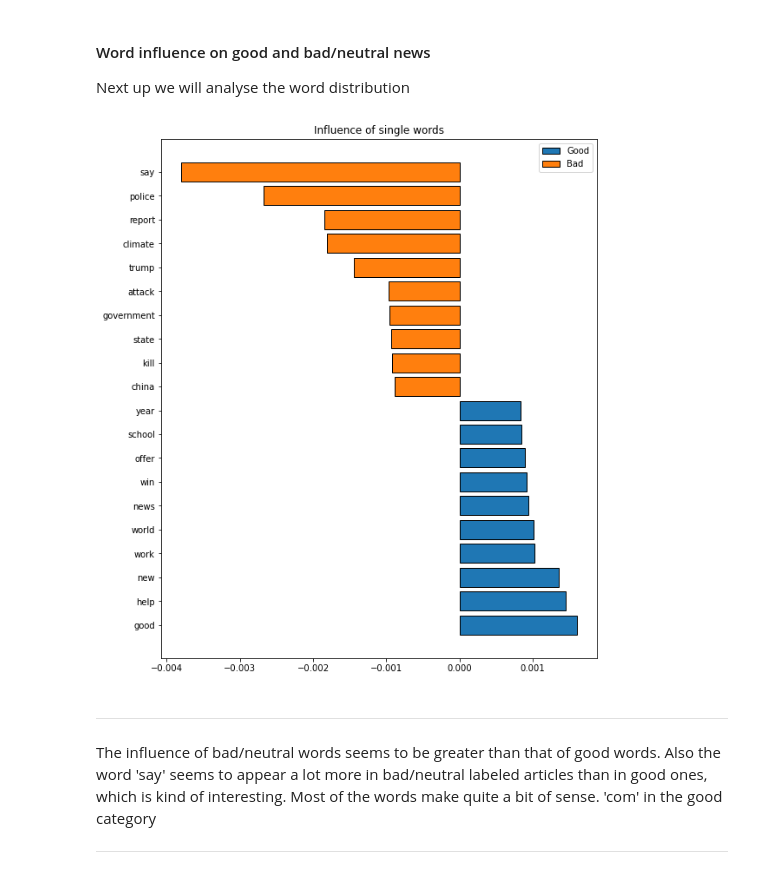
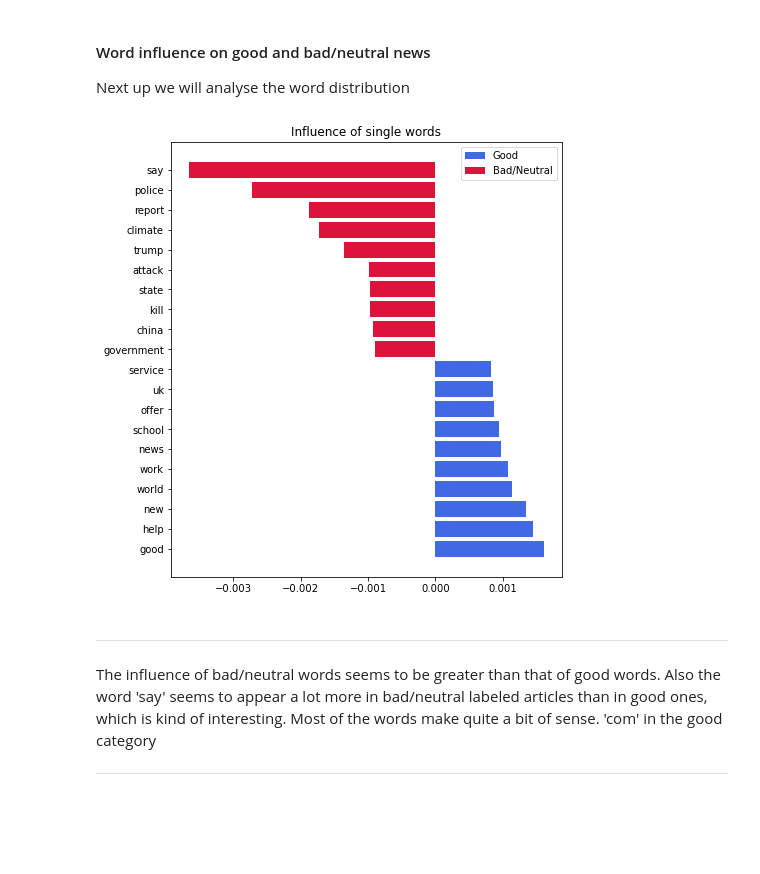
Before and after one commit to svenrr/good_news_everyone, a Jupyter notebook: Sentiment_Analysis/Standard_models.ipynb, the cells around one changed output. Cells and saved outputs as stored; diff of their text form; code cells hidden in the pictures; blank space fills up the shorter version.

```diff
--- a/Sentiment_Analysis/Standard_models.ipynb
+++ b/Sentiment_Analysis/Standard_models.ipynb
@@ -17,7 +18,7 @@ sys.path.append('../Functions')
 # %%
 # Import data with custom function so the classes are balanced
 from datasets import load_stratified_dataset
-df = load_stratified_dataset(path='../Datasets/full_good_bad_dataset.csv', labels='label', samples_per_label=2854)
+df = load_stratified_dataset(path='../Datasets/full_good_bad_dataset.csv', labels='label', samples_per_label=2500)
 
 # Did it work?
 df.label.value_counts()
@@ -125,37 +136,37 @@ Next up we will analyse the word distribution
 from sklearn.naive_bayes import MultinomialNB
 from sklearn.feature_extraction.text import CountVectorizer
 
 # Vectorize words by their number of appearance
 vect = CountVectorizer()
 X = vect.fit_transform(df.text_lem)
 words = vect.get_feature_names()
 
 # Define label
 y = df['label'].values
 
 # Remove alpha to prevent bias
 clf = MultinomialNB(alpha=1.e-10)
 clf.fit(X,y)
 
 # Create Dataframe for probability
 likelihood_df = pd.DataFrame(clf.feature_log_prob_.transpose(),columns=['negative', 'positive'], index=words)
 likelihood_df['Influence'] = likelihood_df.eval('(exp(positive) - exp(negative))')
 top_10 = likelihood_df['Influence'].sort_values(ascending=False)[:10]
 
 # Double-sorting here so that the graph will look nicer
 bottom_10 = likelihood_df['Influence'].sort_values()[:10].sort_values(ascending=False)
 top_and_bottom = pd.concat([top_10,bottom_10])
 
 # Plot
 x = range(10)
-fig = plt.figure(figsize=(9,11))
+fig = plt.figure(figsize=(7,8))
 ax = plt.subplot(111)
-ax.barh(top_10.index, top_10, edgecolor='black')
-ax.barh(bottom_10.index, bottom_10, edgecolor='black');
+ax.barh(top_10.index, top_10, color='royalblue')
+ax.barh(bottom_10.index, bottom_10, color='crimson');
 ax.set_title('Influence of single words');
 ax.legend(['Good', 'Bad/Neutral']);
 # %% [output]
-[figure, old version]
+[figure, new version]
 # %% [markdown]
 ***
 The influence of bad/neutral words seems to be greater than that of good words. Also the word 'say' seems to appear a lot more in bad/neutral labeled articles than in good ones, which is kind of interesting.
```
Also changed, not shown: parts of 71 cells of this notebook, 2 other files.
